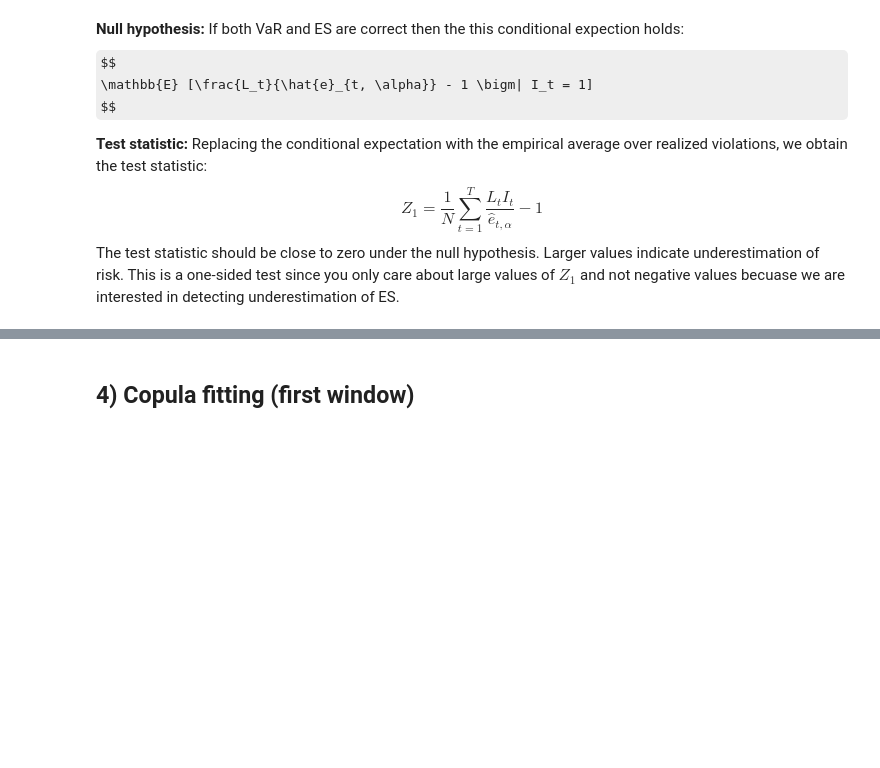
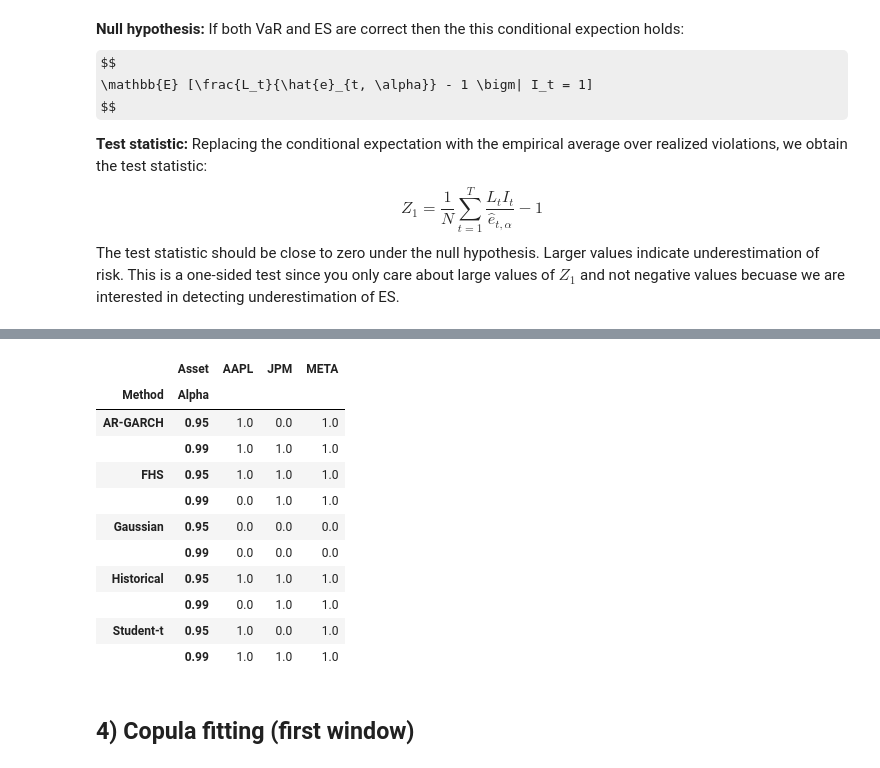
Before and after one commit to Tellefskofteland/QRM_project1, a Jupyter notebook: Project1_template_v2.ipynb, the cells around one changed output, grey strips where cells are left out. Cells and saved outputs as stored; diff of their text form; code cells hidden in the pictures; some formulas as TeX source; blank space fills up the shorter version.

```diff
--- a/Project1_template_v2.ipynb
+++ b/Project1_template_v2.ipynb
@@ -1155,3 +1269,18 @@ def sample_fhs_factory(mu_cond, sigma_cond, std_resid):
+# %%
+pivot_passfail
+# %% [output]
+|  | Asset | AAPL | JPM | META |
+| Method | Alpha |  |  |  |
+| AR-GARCH | 0.95 | 1.0 | 0.0 | 1.0 |
+|  | 0.99 | 1.0 | 1.0 | 1.0 |
+| FHS | 0.95 | 1.0 | 1.0 | 1.0 |
+|  | 0.99 | 0.0 | 1.0 | 1.0 |
+| Gaussian | 0.95 | 0.0 | 0.0 | 0.0 |
+|  | 0.99 | 0.0 | 0.0 | 0.0 |
+| Historical | 0.95 | 1.0 | 1.0 | 1.0 |
+|  | 0.99 | 0.0 | 1.0 | 1.0 |
+| Student-t | 0.95 | 1.0 | 0.0 | 1.0 |
+|  | 0.99 | 1.0 | 1.0 | 1.0 |
 # %% [markdown]
 ## 4) Copula fitting (first window)
 # %% [markdown]
```
Also changed, not shown: parts of 16 cells of this notebook.
